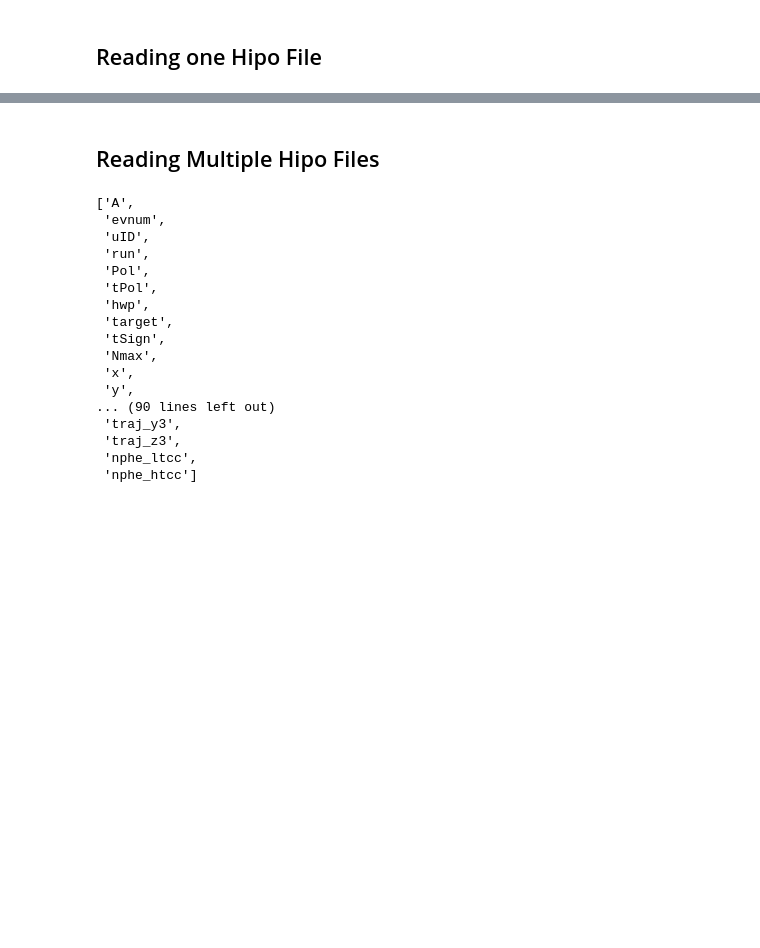
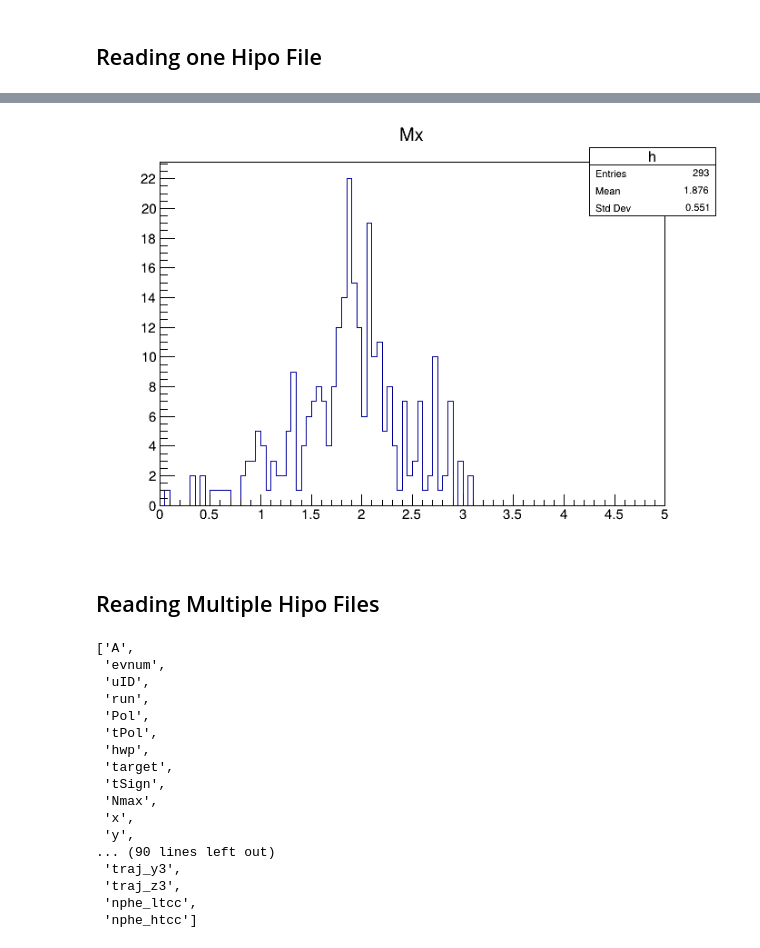
Before and after one commit to tjayhllstrn/clas-ana-scaffold-tyler, a Jupyter notebook: PlottingFromRootOut.ipynb, the cells around one changed output, grey strips where cells are left out. Drawn from its saved outputs; the diff is of its cells as text; code cells hidden in the pictures; blank space fills up the shorter version.

```diff
--- a/PlottingFromRootOut.ipynb
+++ b/PlottingFromRootOut.ipynb
@@ -39,3 +40,9 @@ c.Draw()
+# %%
+c = ROOT.TCanvas()
+t.Draw("Mx>>h(100,0,5)")
+c.Draw()
+# %% [output]
+[figure, added]
 # %% [markdown]
 ## Reading Multiple Hipo Files
 # %%
```
Also changed, not shown: parts of 3 cells of this notebook, 1 other file.
